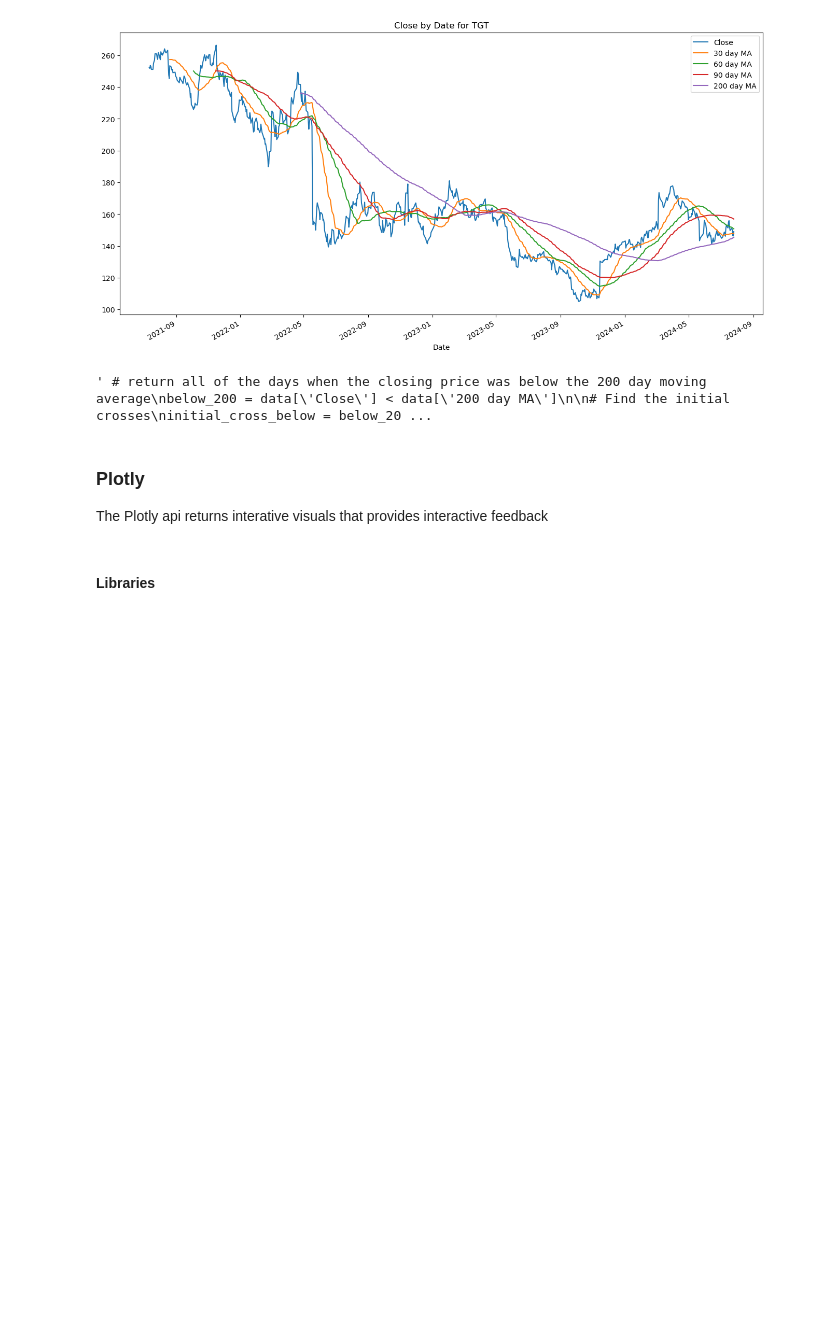
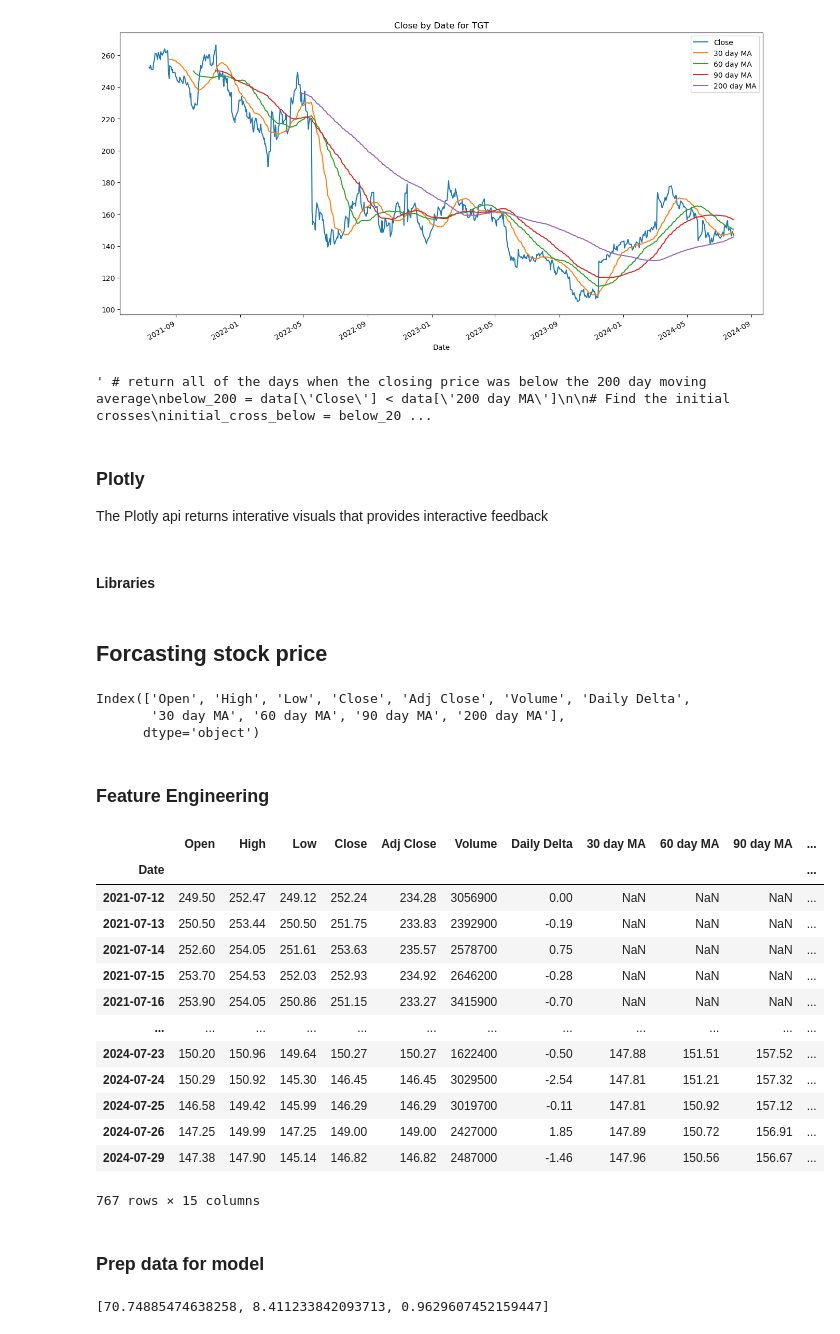
Before and after one commit to connor-hanan/financial_stock_analysis, a Jupyter notebook: resources/project_notebook.ipynb, the cells around one changed output. Saved outputs shown, nothing was run; the diff lists cells and outputs as text; code cells hidden in the pictures; blank space fills up the shorter version.

Commit message:
update: project_notebook developed basic xgboost model, no extra parameters, need to forecast future days.

```diff
--- a/resources/project_notebook.ipynb
+++ b/resources/project_notebook.ipynb
@@ -60,2 +63,4 @@ price_cols = data.select_dtypes(include=['float64']).columns
+# %%
+data = data.fillna(0)
 # %%
 data[price_cols] = data[price_cols].map(lambda x: round(x, 2))
@@ -208,3 +207,5 @@ def plot_detailed_candlestick(ticker, data):
     fig.show()
 # %%
 plot_detailed_candlestick(ticker, data)
+# %% [markdown]
+## Forcasting stock price
@@ -210,0 +216,34 @@ plot_detailed_candlestick(ticker, data)
+# %%
+data.columns
+# %% [output]
+Index(['Open', 'High', 'Low', 'Close', 'Adj Close', 'Volume', 'Daily Delta',
+       '30 day MA', '60 day MA', '90 day MA', '200 day MA'],
+      dtype='object')
+# %% [markdown]
+### Feature Engineering
+# %%
+df = data
+# %%
+df['year'] = df.index.year
+df['month'] = df.index.month
+df['day_of_month'] = df.index.day
+df['day_of_week'] = df.index.dayofweek
+
+df
+# %% [output]
+|  | Open | High | Low | Close | Adj Close | Volume | Daily Delta | 30 day MA | 60 day MA | 90 day MA | ... |
+| Date |  |  |  |  |  |  |  |  |  |  | ... |
+| 2021-07-12 | 249.50 | 252.47 | 249.12 | 252.24 | 234.28 | 3056900 | 0.00 | NaN | NaN | NaN | ... |
+| 2021-07-13 | 250.50 | 253.44 | 250.50 | 251.75 | 233.83 | 2392900 | -0.19 | NaN | NaN | NaN | ... |
+| 2021-07-14 | 252.60 | 254.05 | 251.61 | 253.63 | 235.57 | 2578700 | 0.75 | NaN | NaN | NaN | ... |
+| 2021-07-15 | 253.70 | 254.53 | 252.03 | 252.93 | 234.92 | 2646200 | -0.28 | NaN | NaN | NaN | ... |
+| 2021-07-16 | 253.90 | 254.05 | 250.86 | 251.15 | 233.27 | 3415900 | -0.70 | NaN | NaN | NaN | ... |
+| ... | ... | ... | ... | ... | ... | ... | ... | ... | ... | ... | ... |
+| 2024-07-23 | 150.20 | 150.96 | 149.64 | 150.27 | 150.27 | 1622400 | -0.50 | 147.88 | 151.51 | 157.52 | ... |
+| 2024-07-24 | 150.29 | 150.92 | 145.30 | 146.45 | 146.45 | 3029500 | -2.54 | 147.81 | 151.21 | 157.32 | ... |
+| 2024-07-25 | 146.58 | 149.42 | 145.99 | 146.29 | 146.29 | 3019700 | -0.11 | 147.81 | 150.92 | 157.12 | ... |
+| 2024-07-26 | 147.25 | 149.99 | 147.25 | 149.00 | 149.00 | 2427000 | 1.85 | 147.89 | 150.72 | 156.91 | ... |
+| 2024-07-29 | 147.38 | 147.90 | 145.14 | 146.82 | 146.82 | 2487000 | -1.46 | 147.96 | 150.56 | 156.67 | ... |
+767 rows × 15 columns
+# %% [markdown]
+### Prep data for model
@@ -210,0 +270,4 @@ plot_detailed_candlestick(ticker, data)
+# %%
+print(model_scores)
+# %% [output]
+[70.74885474638258, 8.411233842093713, 0.9629607452159447]
```
Also changed, not shown: parts of 14 cells of this notebook.
